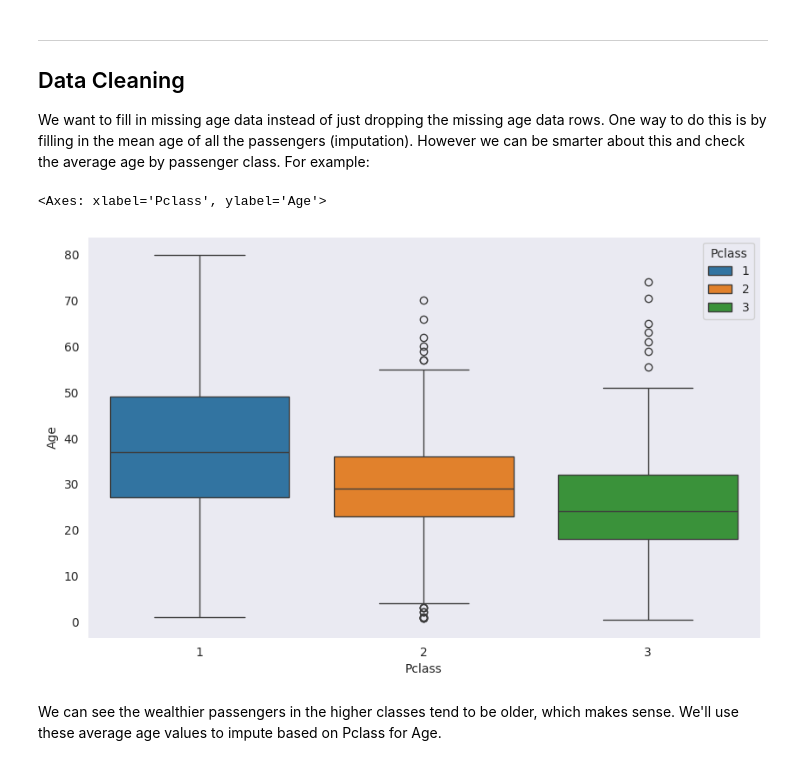
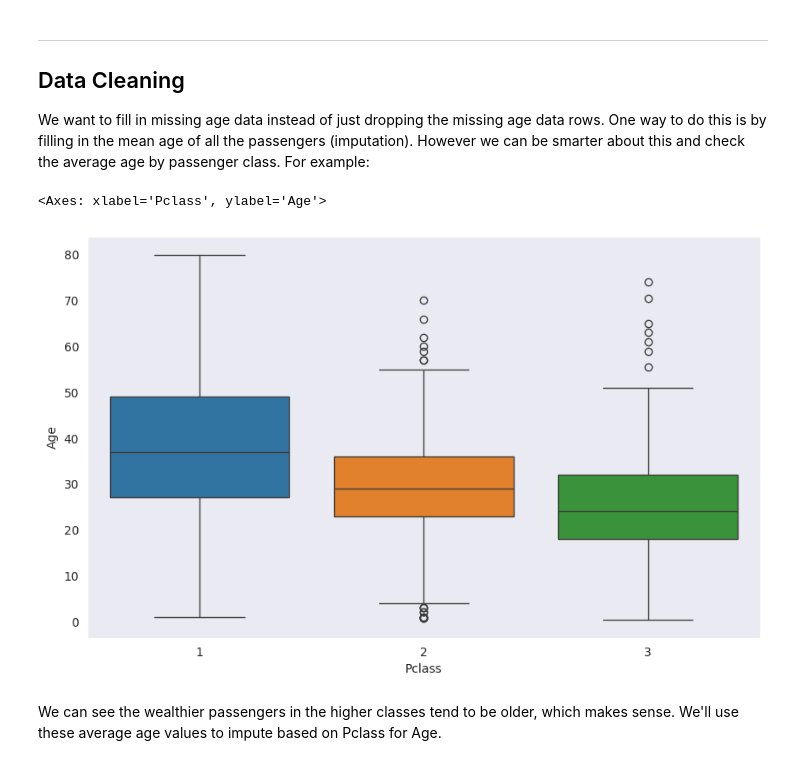
Before and after one commit to mmazurk/data-science-study, a Jupyter notebook: Refactored_Py_DS_ML_Bootcamp-master/13-Logistic-Regression/01-Logistic Regression with Python.ipynb, the cells around one changed output. Drawn from its saved outputs; the diff is of its cells as text; code cells hidden in the pictures.

```diff
--- a/Refactored_Py_DS_ML_Bootcamp-master/13-Logistic-Regression/01-Logistic Regression with Python.ipynb
+++ b/Refactored_Py_DS_ML_Bootcamp-master/13-Logistic-Regression/01-Logistic Regression with Python.ipynb
@@ -97,9 +97,9 @@ We want to fill in missing age data instead of just dropping the missing age dat
 However we can be smarter about this and check the average age by passenger class. For example:
 # %%
 plt.figure(figsize=(10, 6))
-sns.boxplot(data=df, x="Pclass", y="Age", hue="Pclass", palette="tab10")
+sns.boxplot(data=df, x="Pclass", y="Age", hue="Pclass", palette="tab10", legend=False)
 # %% [output]
 <Axes: xlabel='Pclass', ylabel='Age'>
-[figure, old version]
+[figure, new version]
 # %% [markdown]
 We can see the wealthier passengers in the higher classes tend to be older, which makes sense. We'll use these average age values to impute based on Pclass for Age.
```
Also changed, not shown: parts of 7 cells of this notebook.
